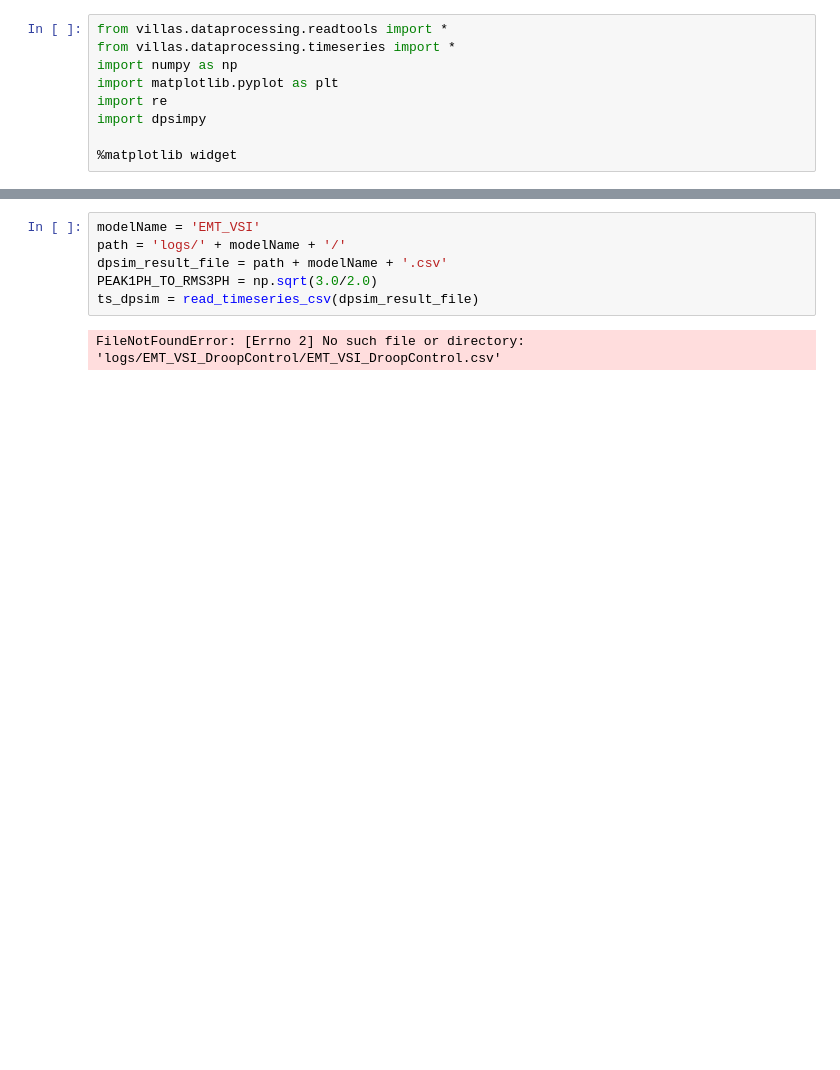
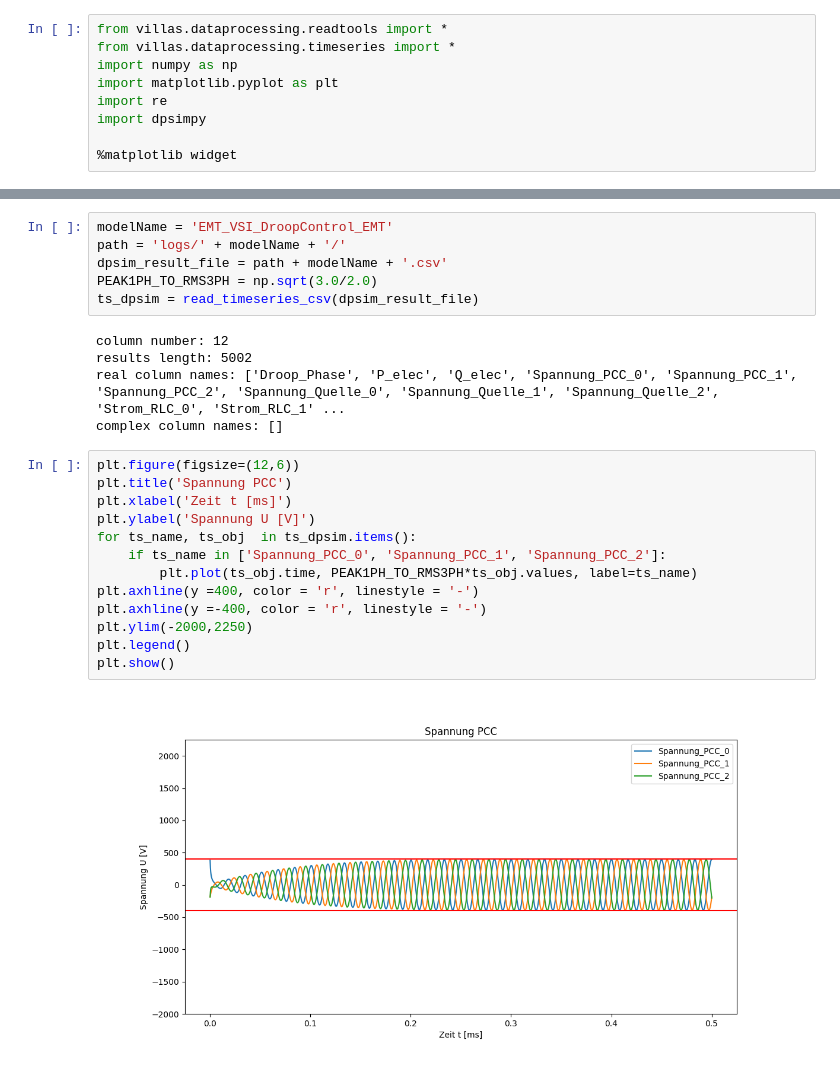
Before and after one commit to neolentsie/dpsim, a Jupyter notebook: examples/Notebooks/Circuits/EMT_VSI_DroopControl.ipynb, the cells around one changed output, grey strips where cells are left out. Cells and saved outputs as stored; diff of their text form; blank space fills up the shorter version.

Commit message:
new example droop control load step

```diff
--- a/examples/Notebooks/Circuits/EMT_VSI_DroopControl.ipynb
+++ b/examples/Notebooks/Circuits/EMT_VSI_DroopControl.ipynb
@@ -41,8 +41,26 @@ print(sim.communicate()[0].decode())
 # %%
-modelName = 'EMT_VSI'
+modelName = 'EMT_VSI_DroopControl_EMT'
 path = 'logs/' + modelName + '/'
 dpsim_result_file = path + modelName + '.csv'
 PEAK1PH_TO_RMS3PH = np.sqrt(3.0/2.0)
 ts_dpsim = read_timeseries_csv(dpsim_result_file)
 # %% [output]
-FileNotFoundError: [Errno 2] No such file or directory: 'logs/EMT_VSI_DroopControl/EMT_VSI_DroopControl.csv'
+column number: 12
+results length: 5002
+real column names: ['Droop_Phase', 'P_elec', 'Q_elec', 'Spannung_PCC_0', 'Spannung_PCC_1', 'Spannung_PCC_2', 'Spannung_Quelle_0', 'Spannung_Quelle_1', 'Spannung_Quelle_2', 'Strom_RLC_0', 'Strom_RLC_1' ...
+complex column names: []
+# %%
+plt.figure(figsize=(12,6))
+plt.title('Spannung PCC')
+plt.xlabel('Zeit t [ms]')
+plt.ylabel('Spannung U [V]')
+for ts_name, ts_obj  in ts_dpsim.items():
+    if ts_name in ['Spannung_PCC_0', 'Spannung_PCC_1', 'Spannung_PCC_2']:
+        plt.plot(ts_obj.time, PEAK1PH_TO_RMS3PH*ts_obj.values, label=ts_name)
+plt.axhline(y =400, color = 'r', linestyle = '-')
+plt.axhline(y =-400, color = 'r', linestyle = '-')
+plt.ylim(-2000,2250)
+plt.legend()
+plt.show()
+# %% [output]
+[figure, added]
```
Also changed, not shown: parts of 3 cells of this notebook, 3 other files.
